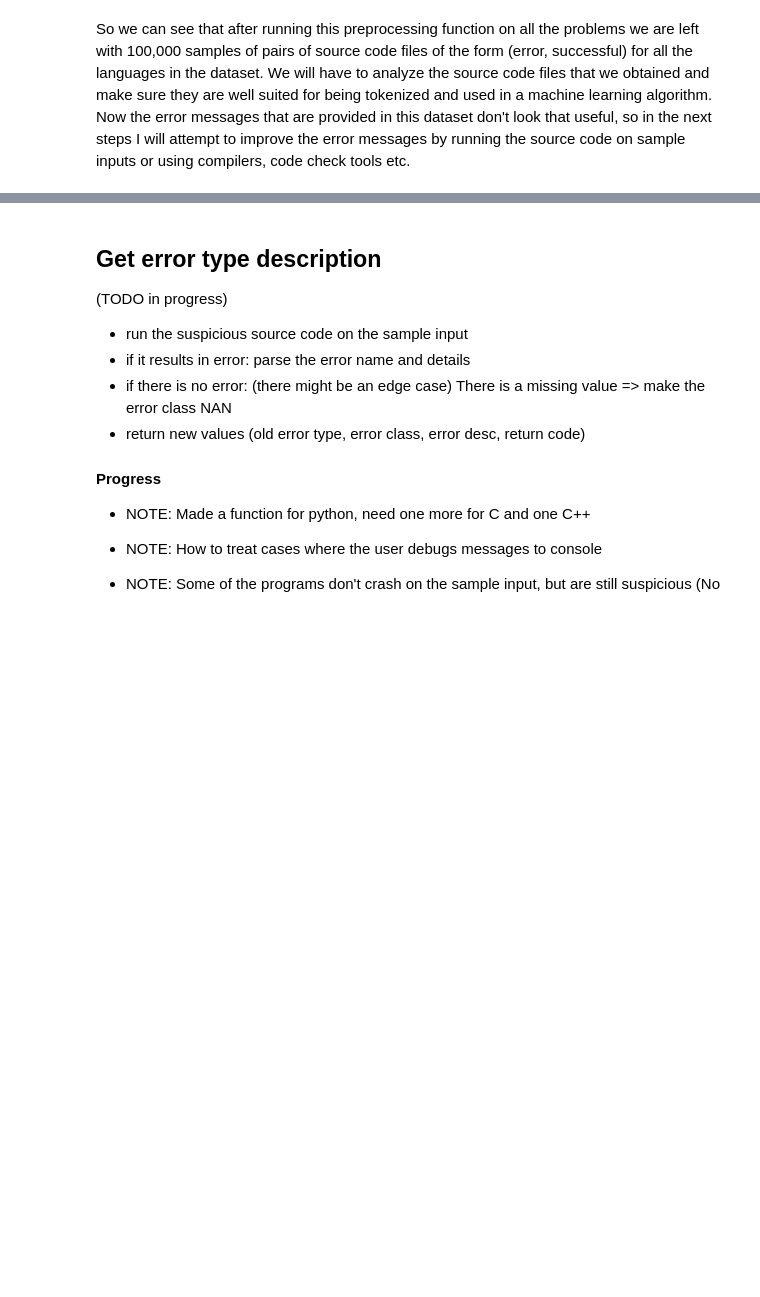
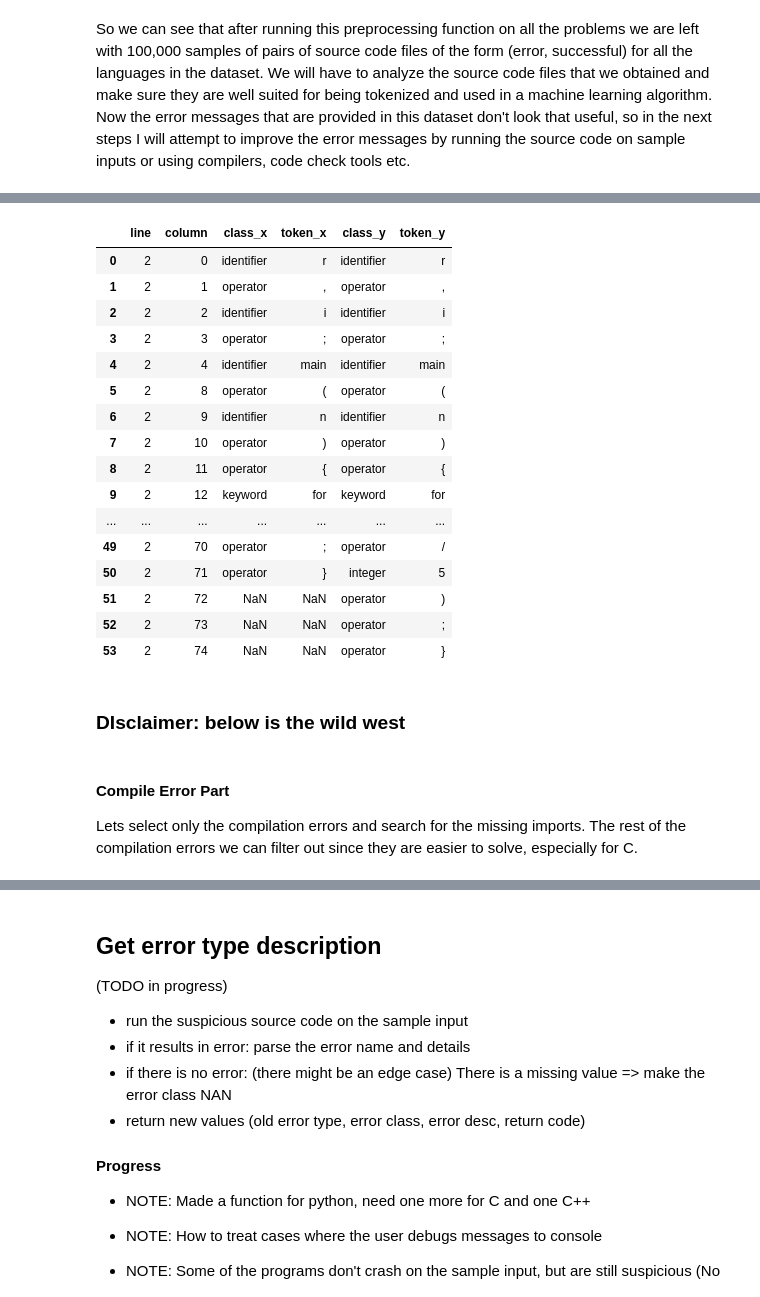
Before and after one commit to alexjercan/bug-detection, a Jupyter notebook: BugDetection.ipynb, the cells around one changed output, grey strips where cells are left out. Saved outputs shown, nothing was run; the diff lists cells and outputs as text; code cells hidden in the pictures; blank space fills up the shorter version.

```diff
--- a/BugDetection.ipynb
+++ b/BugDetection.ipynb
@@ -1175,0 +1739,26 @@ So we can see that after running this preprocessing function on all the problems
+# %%
+next(xxx)
+# %% [output]
+|  | line | column | class_x | token_x | class_y | token_y |
+| 0 | 2 | 0 | identifier | r | identifier | r |
+| 1 | 2 | 1 | operator | , | operator | , |
+| 2 | 2 | 2 | identifier | i | identifier | i |
+| 3 | 2 | 3 | operator | ; | operator | ; |
+| 4 | 2 | 4 | identifier | main | identifier | main |
+| 5 | 2 | 8 | operator | ( | operator | ( |
+| 6 | 2 | 9 | identifier | n | identifier | n |
+| 7 | 2 | 10 | operator | ) | operator | ) |
+| 8 | 2 | 11 | operator | { | operator | { |
+| 9 | 2 | 12 | keyword | for | keyword | for |
+| ... | ... | ... | ... | ... | ... | ... |
+| 49 | 2 | 70 | operator | ; | operator | / |
+| 50 | 2 | 71 | operator | } | integer | 5 |
+| 51 | 2 | 72 | NaN | NaN | operator | ) |
+| 52 | 2 | 73 | NaN | NaN | operator | ; |
+| 53 | 2 | 74 | NaN | NaN | operator | } |
+# %% [markdown]
+### DIsclaimer: below is the wild west
+# %% [markdown]
+#### Compile Error Part
+
+Lets select only the compilation errors and search for the missing imports. The rest of the compilation errors we can filter out since they are easier to solve, especially for C.
```
Also changed, not shown: parts of 59 cells of this notebook.
